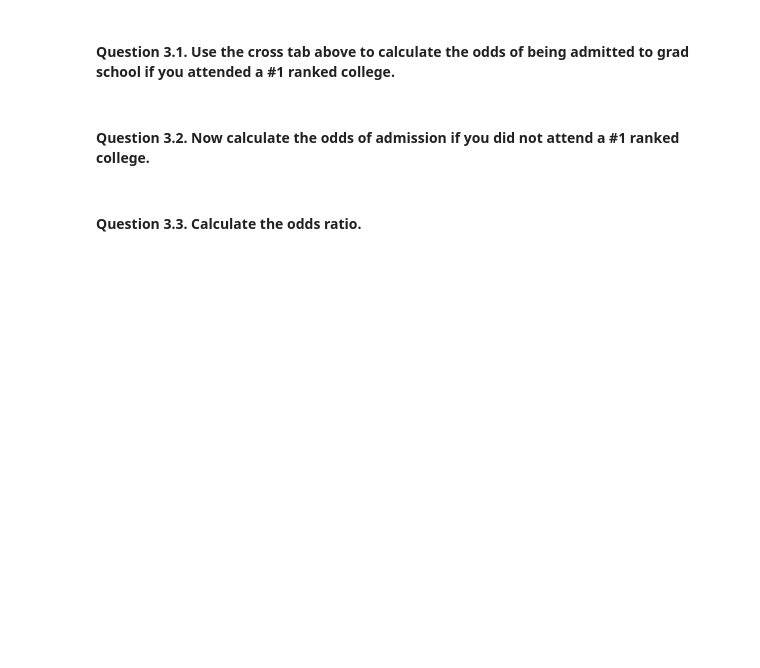
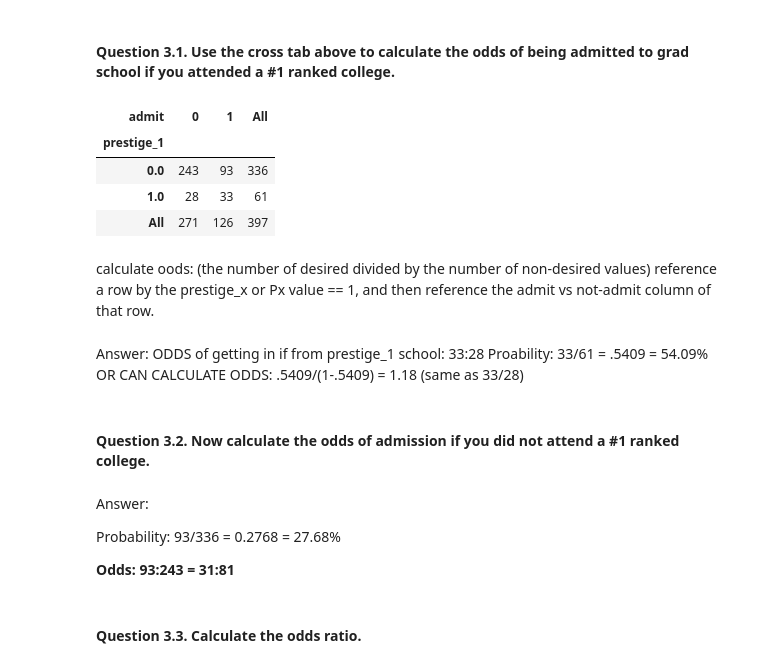
Before and after one commit to HCK33/DS-SF-23, a Jupyter notebook: unit-projects/3/starter-code/unit-project-3-starter-code.ipynb, the cells around one changed output. Drawn from its saved outputs; the diff is of its cells as text; code cells hidden in the pictures; blank space fills up the shorter version.

```diff
--- a/unit-projects/3/starter-code/unit-project-3-starter-code.ipynb
+++ b/unit-projects/3/starter-code/unit-project-3-starter-code.ipynb
@@ -96,6 +160,28 @@ KeyError: 'prestige_1'
 # %% [markdown]
 #### Question 3.1. Use the cross tab above to calculate the odds of being admitted to grad school if you attended a #1 ranked college.
+# %%
+pd.crosstab(df.prestige_1, df.admit, margins=True)
+# %% [output]
+| admit | 0 | 1 | All |
+| prestige_1 |  |  |  |
+| 0.0 | 243 | 93 | 336 |
+| 1.0 | 28 | 33 | 61 |
+| All | 271 | 126 | 397 |
+# %% [markdown]
+calculate oods: (the number of desired divided by the number of non-desired values)
+reference a row by the prestige_x or Px value == 1, and then reference the admit vs not-admit column of that row.
+# %% [markdown]
+Answer:
+ODDS of getting in if from prestige_1 school: 33:28
+Proability: 33/61 = .5409 = 54.09%
+OR CAN CALCULATE ODDS: .5409/(1-.5409) = 1.18 (same as 33/28)
 # %% [markdown]
 #### Question 3.2. Now calculate the odds of admission if you did not attend a #1 ranked college.
+# %% [markdown]
+Answer:
+
+Probability: 93/336 = 0.2768 = 27.68%
+
+**Odds: 93:243 = 31:81**
 # %% [markdown]
 #### Question 3.3. Calculate the odds ratio.
```
Also changed, not shown: parts of 16 cells of this notebook, 7 other files.
